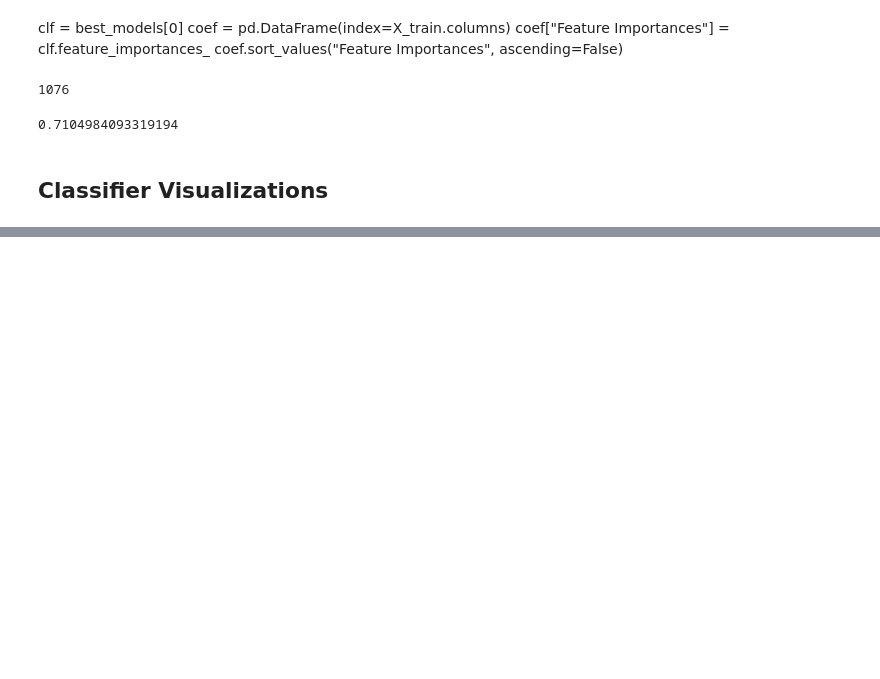
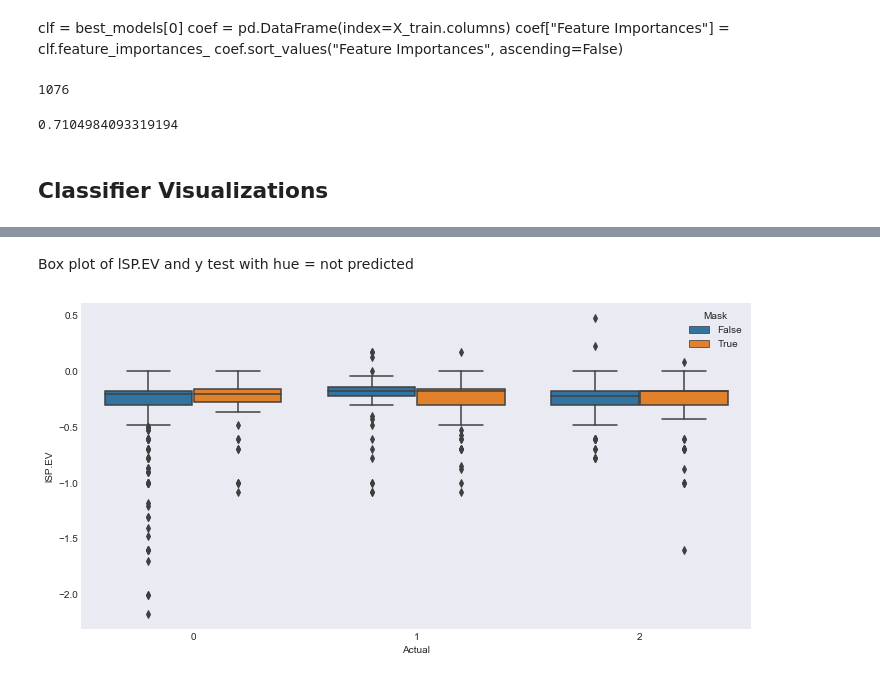
Before and after one commit to qmeeus/auction-optimiser, a Jupyter notebook: Predictive analysis.ipynb, the cells around one changed output, grey strips where cells are left out. Drawn from its saved outputs; the diff is of its cells as text; code cells hidden in the pictures; blank space fills up the shorter version.

```diff
--- a/Predictive analysis.ipynb
+++ b/Predictive analysis.ipynb
@@ -345,0 +423,9 @@ adb.score(X_test, y_test_bins)
+# %% [markdown]
+Box plot of lSP.EV and y test with hue = not predicted
+# %%
+# fig, (ax1, ax2) = plt.subplots(1, 2, figsize=(12,6))
+ax = sns.boxplot(x='Actual',y='lSP.EV', hue='Mask', data=df_vis)
+ax.get_figure().set_size_inches((12,6))
+# sns.boxplot(x='Prediction',y='lSP.EV', data=df_vis, ax=ax2)
+# %% [output]
+[figure, added]
```
Also changed, not shown: parts of 8 cells of this notebook, 1 other file.
